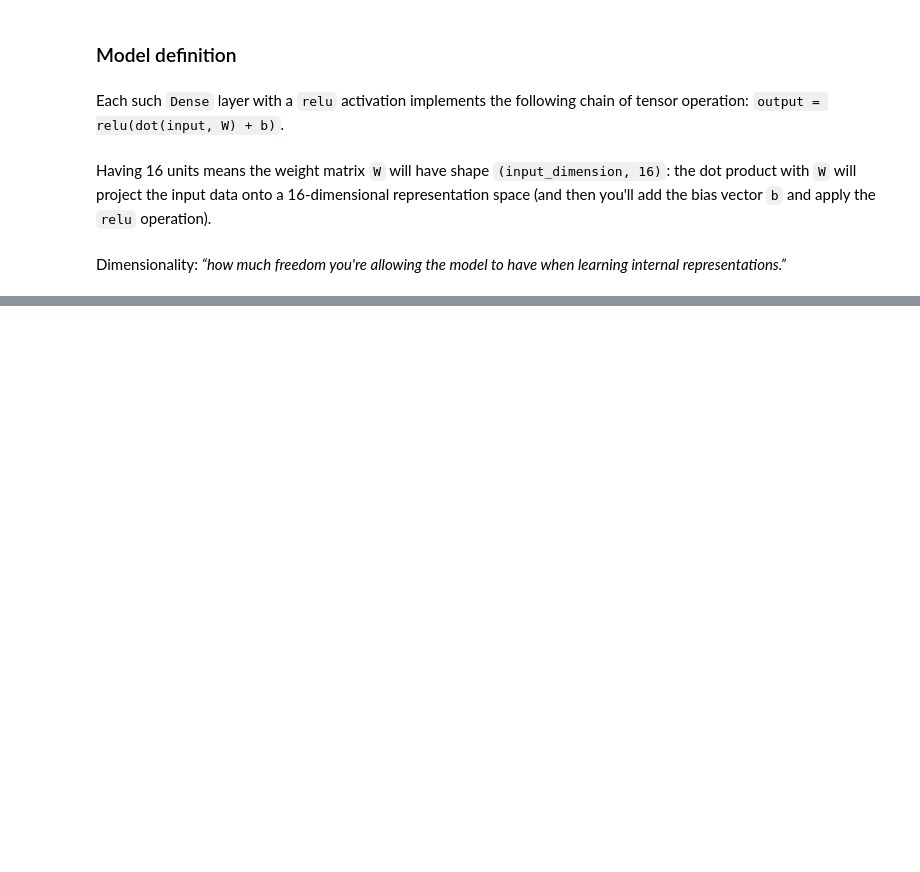
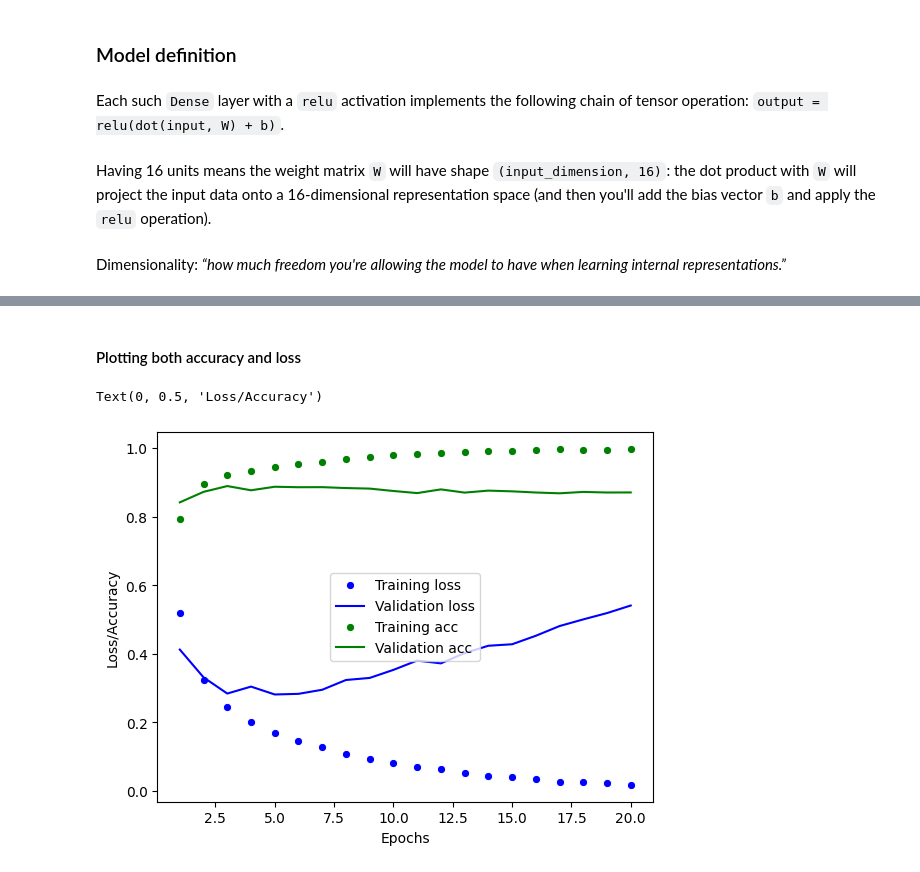
Before and after one commit to JFrankVC/deepL-intro, a Jupyter notebook: ch4_class_reg.ipynb, the cells around one changed output, grey strips where cells are left out. Drawn from its saved outputs; the diff is of its cells as text; code cells hidden in the pictures; blank space fills up the shorter version.

```diff
--- a/ch4_class_reg.ipynb
+++ b/ch4_class_reg.ipynb
@@ -94,0 +241,13 @@ Dimensionality: *“how much freedom you're allowing the model to have when lear
+# %% [markdown]
+#### Plotting both accuracy and loss
+# %%
+import seaborn as sns
+sns.lineplot(x=epochs, y=loss_values, linestyle="", label="Training loss", marker='o', color="blue")
+sns.lineplot(x=epochs, y=val_loss_values, linestyle="-", label="Validation loss", color="blue")
+sns.lineplot(x=epochs, y=acc, linestyle="", label="Training acc", marker='o', color="green")
+sns.lineplot(x=epochs, y=val_acc, linestyle="-", label="Validation acc", color="green")
+plt.xlabel("Epochs")
+plt.ylabel("Loss/Accuracy")
+# %% [output]
+Text(0, 0.5, 'Loss/Accuracy')
+[figure, added]
```
Also changed, not shown: parts of 18 cells of this notebook.
